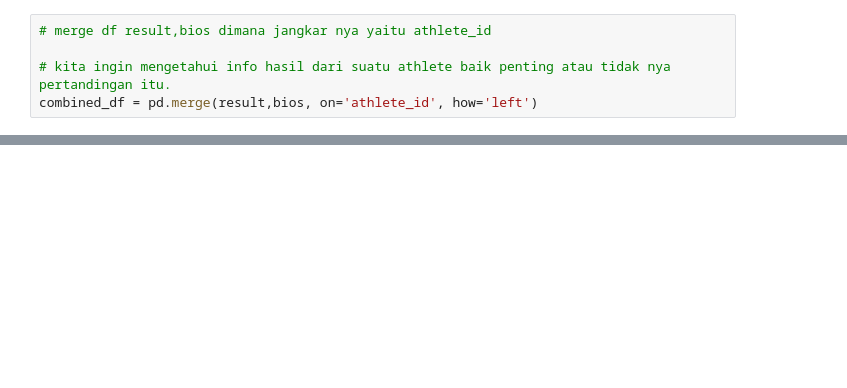
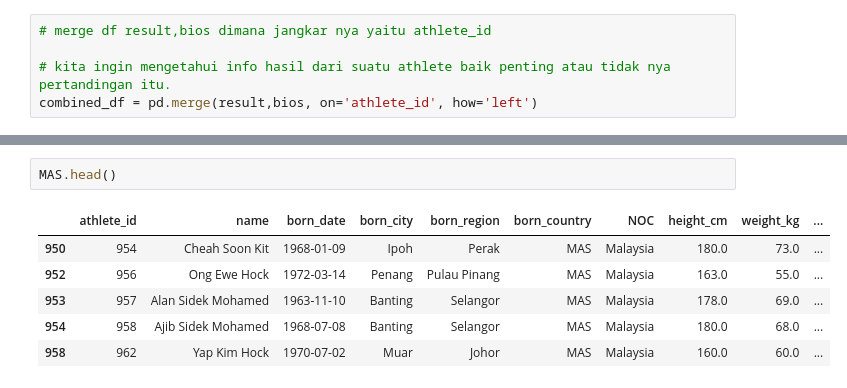
Before and after one commit to Haerulanwar05/Zero-To-ML-Engineer, a Jupyter notebook: Pandas/merging_&_concetenating_data.ipynb, the cells around one changed output, grey strips where cells are left out. Drawn from its saved outputs; the diff is of its cells as text; blank space fills up the shorter version.

```diff
--- a/Pandas/merging_&_concetenating_data.ipynb
+++ b/Pandas/merging_&_concetenating_data.ipynb
@@ -166,0 +197,9 @@ combined_df.head()
+# %%
+MAS.head()
+# %% [output]
+|  | athlete_id | name | born_date | born_city | born_region | born_country | NOC | height_cm | weight_kg | ... |
+| 950 | 954 | Cheah Soon Kit | 1968-01-09 | Ipoh | Perak | MAS | Malaysia | 180.0 | 73.0 | ... |
+| 952 | 956 | Ong Ewe Hock | 1972-03-14 | Penang | Pulau Pinang | MAS | Malaysia | 163.0 | 55.0 | ... |
+| 953 | 957 | Alan Sidek Mohamed | 1963-11-10 | Banting | Selangor | MAS | Malaysia | 178.0 | 69.0 | ... |
+| 954 | 958 | Ajib Sidek Mohamed | 1968-07-08 | Banting | Selangor | MAS | Malaysia | 180.0 | 68.0 | ... |
+| 958 | 962 | Yap Kim Hock | 1970-07-02 | Muar | Johor | MAS | Malaysia | 160.0 | 60.0 | ... |
```
Also changed, not shown: parts of 7 cells of this notebook.
